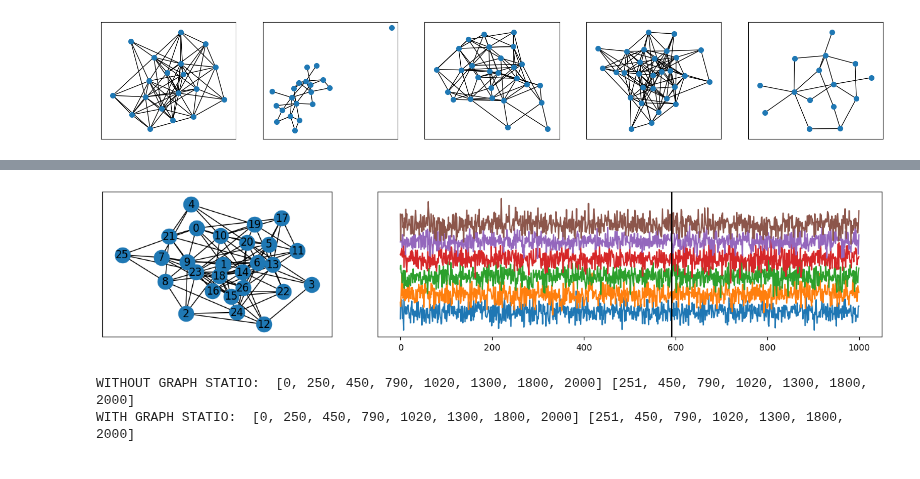
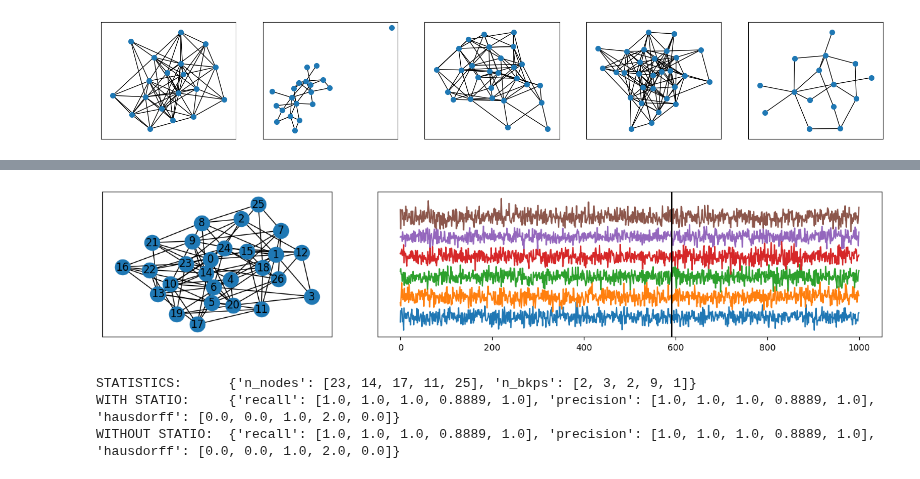
Before and after one commit to evenmatencio/graph-signals-change-point-detection, a Jupyter notebook: covariance_matrix_cpd.ipynb, the cells around one changed output, grey strips where cells are left out. Saved outputs shown, nothing was run; the diff lists cells and outputs as text; code cells hidden in the pictures.

Commit message:
second experiment done, plot function to do

```diff
--- a/covariance_matrix_cpd.ipynb
+++ b/covariance_matrix_cpd.ipynb
@@ -154,7 +149,7 @@ def draw_bkps_with_gap_constraint(n_samples, bkps_gap, bkps_rng, max_tries=10000
     bkps.sort()
     return bkps + [n_samples]
 # %%
-def generate_gaus_signal_with_cov_diag_in_fourier(n_dims, n_samples, eigvects, signal_rng, diag_cov_max=1):
+def generate_gaus_signal_with_cov_diag_in_basis(n_dims, n_samples, eigvects, signal_rng, diag_cov_max=1):
     # randomly draw diagonal coef (in the fourier space)
     diag_coefs = diag_cov_max * signal_rng.random(n_dims)
     diag_mat = np.diag(diag_coefs)
@@ -165,12 +174,12 @@ def generate_gaus_signal_with_cov_diag_in_fourier(n_dims, n_samples, eigvects, s
 # %%
-def generate_rd_signal_in_hyp(G:nx.Graph, signal_rng:np.random.Generator, n_samples:int=500):
+def generate_rd_signal_in_hyp(G:nx.Graph, signal_rng:np.random.Generator, n_samples:int=500, diag_cov_max=1):
     # randomly draw a set of admissible change points
     n_dims = G.number_of_nodes()
     min_size = n_dims * (n_dims-1) / 2
     bkps = draw_bkps_with_gap_constraint(n_samples, min_size, signal_rng)
     # generate the signal
     _, eigvects = eigh(nx.laplacian_matrix(G).toarray())
-    signal_gen_func = lambda size: generate_gaus_signal_with_cov_diag_in_fourier(n_dims, size, eigvects, signal_rng)
+    signal_gen_func = lambda size: generate_gaus_signal_with_cov_diag_in_basis(n_dims, size, eigvects, signal_rng, diag_cov_max)
     signal = signal_gen_func(bkps[0])
     # add each sub-segment
     for i in range(1, len(bkps)):
@@ -187,21 +189,21 @@ def update_results(true_bkps, pred_bkps, results_dic, prec_rec_margin):
 # %%
 nx_graph_seed = 1
 graph_seed = 2
 signal_seed = 3
 
 signal_rng = np.random.default_rng(seed=signal_seed)
 graph_rng = np.random.default_rng(seed=graph_seed)
 
 G = generate_random_er_graphs(graph_rng, nx_graph_seed)
-bkps, s = generate_rd_signal_in_hyp(G, signal_rng, n_samples=1000)
+bkps, s = generate_rd_signal_in_hyp(G, signal_rng, n_samples=1000, diag_cov_max=10)
 
 fig, axes = plt.subplot_mosaic(mosaic='ABB', figsize=(16, 3))
 nx.draw_networkx(G, ax=axes['A'])
 for i in range(6):
-    axes['B'].plot(2*i+s[:, i])
+    axes['B'].plot(10*i+s[:, i])
 axes['B'].set_yticks([])
 for bkp in bkps[:-1]:
     axes['B'].axvline(x=bkp, c='k')
 # %% [output]
-[figure, old version]
+[figure, new version]
 # %%
@@ -240,15 +251,8 @@ for exp_id in range(N_EXP1):
-# %%
-# No graph statio
-normal_cost = rpt.costs.CostNormal()
-algo = rpt.Dynp(custom_cost=normal_cost, jump=1, min_size=min_size).fit(signal)
-normal_bkps = algo.predict(n_bkps=len(bkps)-2)
-print("WITHOUT GRAPH STATIO: ", bkps, normal_bkps)
-
-# With graph statio
-statio_cost = CostGraphStatioNormal(nx.laplacian_matrix(G).toarray())
-algo = rpt.Dynp(custom_cost=statio_cost, jump=1, min_size=min_size).fit(signal)
-statio_bkps = algo.predict(n_bkps=len(bkps)-2)
-print("WITH GRAPH STATIO: ", bkps, statio_bkps)
-# %% [output]
-WITHOUT GRAPH STATIO:  [0, 250, 450, 790, 1020, 1300, 1800, 2000] [251, 450, 790, 1020, 1300, 1800, 2000]
-WITH GRAPH STATIO:  [0, 250, 450, 790, 1020, 1300, 1800, 2000] [251, 450, 790, 1020, 1300, 1800, 2000]
+# %%
+print("STATISTICS:\t", exp_statistics_1)
+print("WITH STATIO:\t", statio_results_1)
+print("WITHOUT STATIO:\t", normal_results_1)
+# %% [output]
+STATISTICS:      {'n_nodes': [23, 14, 17, 11, 25], 'n_bkps': [2, 3, 2, 9, 1]}
+WITH STATIO:     {'recall': [1.0, 1.0, 1.0, 0.8889, 1.0], 'precision': [1.0, 1.0, 1.0, 0.8889, 1.0], 'hausdorff': [0.0, 0.0, 1.0, 2.0, 0.0]}
+WITHOUT STATIO:  {'recall': [1.0, 1.0, 1.0, 0.8889, 1.0], 'precision': [1.0, 1.0, 1.0, 0.8889, 1.0], 'hausdorff': [0.0, 0.0, 1.0, 2.0, 0.0]}
```
Also changed, not shown: parts of 13 cells of this notebook.
